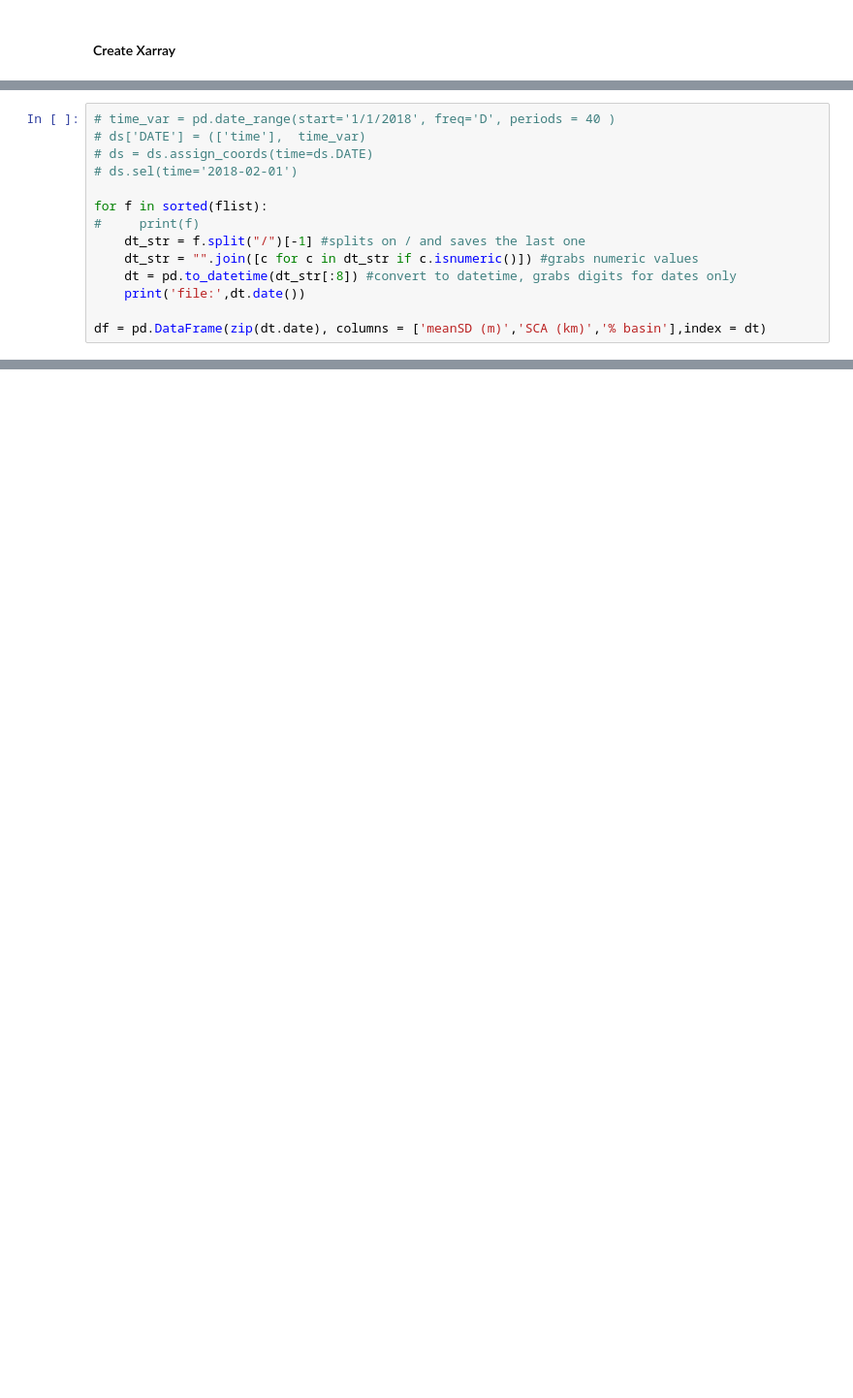
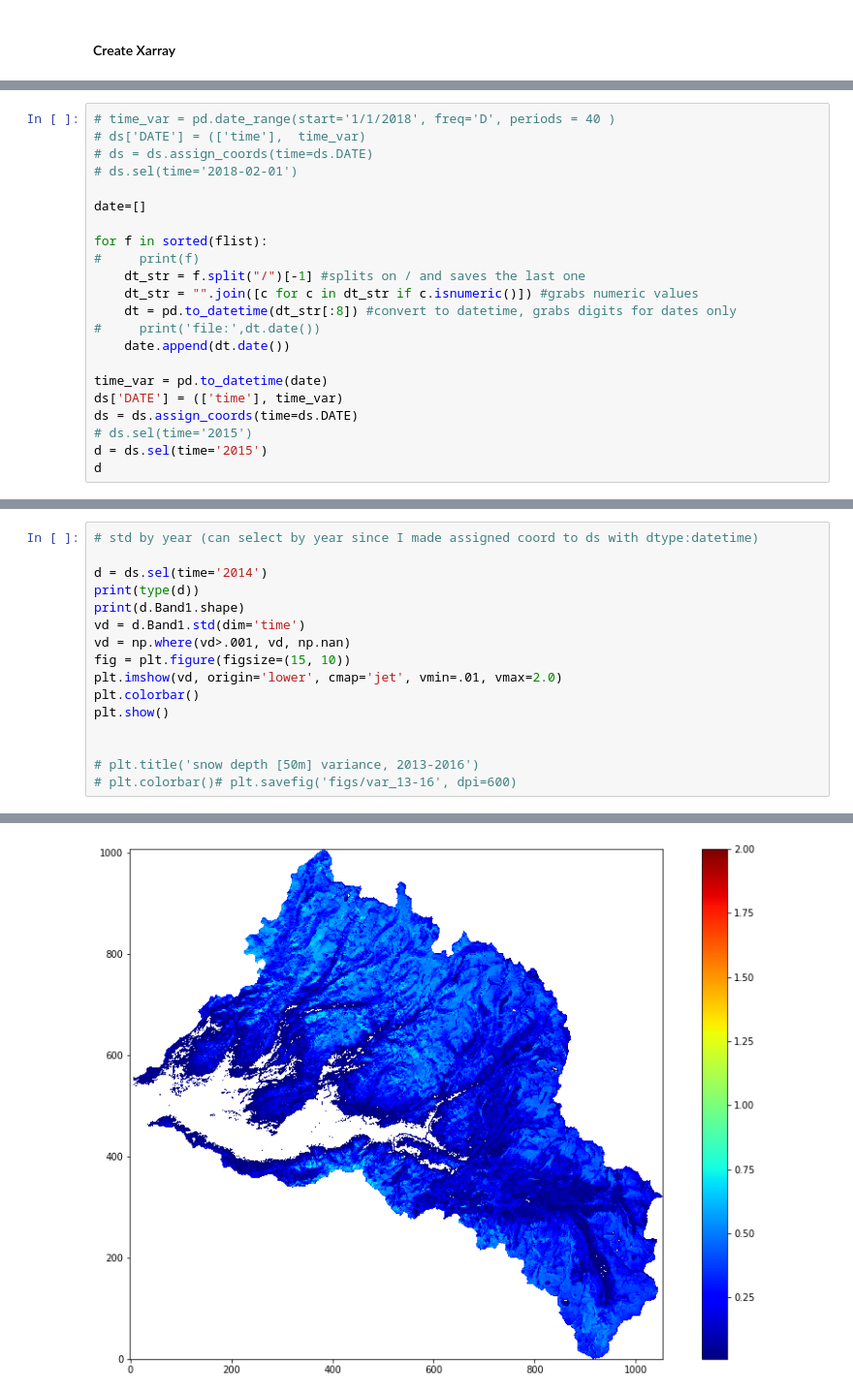
Before and after one commit to meganmason/jlabs, a Jupyter notebook: xr_trial.ipynb, the cells around one changed output, grey strips where cells are left out. Shown at 97% size. Saved outputs shown, nothing was run; the diff lists cells and outputs as text; blank space fills up the shorter version.

Commit message:
worked from home, time dim matches lidar flight dates, woo! Rest is trial/error still

```diff
--- a/xr_trial.ipynb
+++ b/xr_trial.ipynb
@@ -54,12 +52,20 @@ Attributes:
 # ds = ds.assign_coords(time=ds.DATE)
 # ds.sel(time='2018-02-01')
 
+date=[]
+
 for f in sorted(flist):
 #     print(f)
     dt_str = f.split("/")[-1] #splits on / and saves the last one
     dt_str = "".join([c for c in dt_str if c.isnumeric()]) #grabs numeric values
     dt = pd.to_datetime(dt_str[:8]) #convert to datetime, grabs digits for dates only
-    print('file:',dt.date())
+#     print('file:',dt.date())
+    date.append(dt.date())
 
-df = pd.DataFrame(zip(dt.date), columns = ['meanSD (m)','SCA (km)','% basin'],index = dt)
+time_var = pd.to_datetime(date)
+ds['DATE'] = (['time'], time_var)
+ds = ds.assign_coords(time=ds.DATE)
+# ds.sel(time='2015')
+d = ds.sel(time='2015')
+d
 # %% [output]
@@ -83,0 +88,17 @@ ValueError: Buffer has wrong number of dimensions (expected 1, got 0)
+# %%
+# std by year (can select by year since I made assigned coord to ds with dtype:datetime)
+
+d = ds.sel(time='2014')
+print(type(d))
+print(d.Band1.shape)
+vd = d.Band1.std(dim='time')
+vd = np.where(vd>.001, vd, np.nan)
+fig = plt.figure(figsize=(15, 10))
+plt.imshow(vd, origin='lower', cmap='jet', vmin=.01, vmax=2.0)
+plt.colorbar()
+plt.show()
+
+
+# plt.title('snow depth [50m] variance, 2013-2016')
+# plt.colorbar()# plt.savefig('figs/var_13-16', dpi=600)
+# %% [output]
@@ -83,0 +107 @@ ValueError: Buffer has wrong number of dimensions (expected 1, got 0)
+[figure, added]
```
Also changed, not shown: parts of 10 cells of this notebook, 2 other files.
